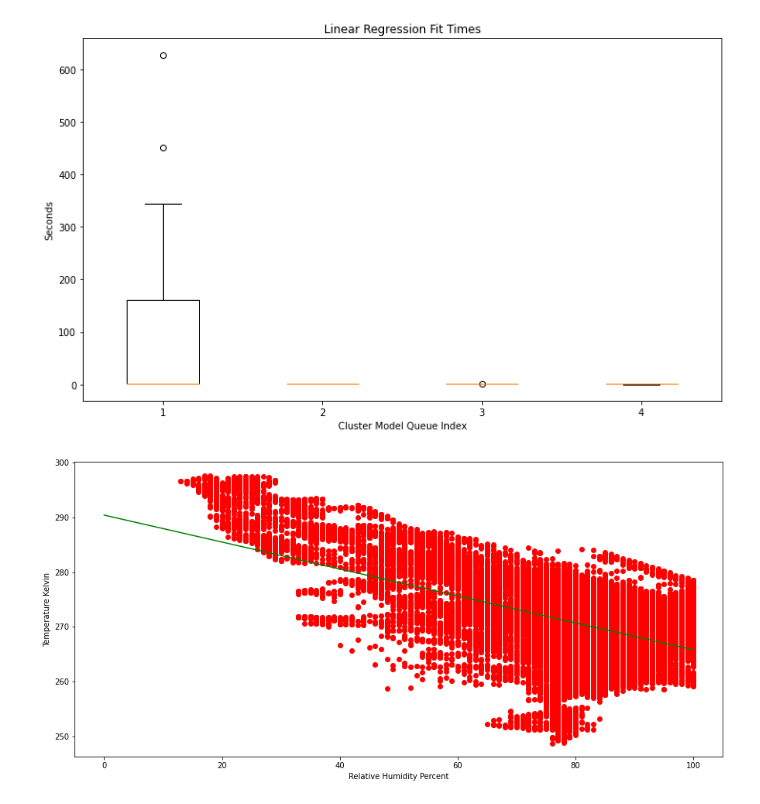
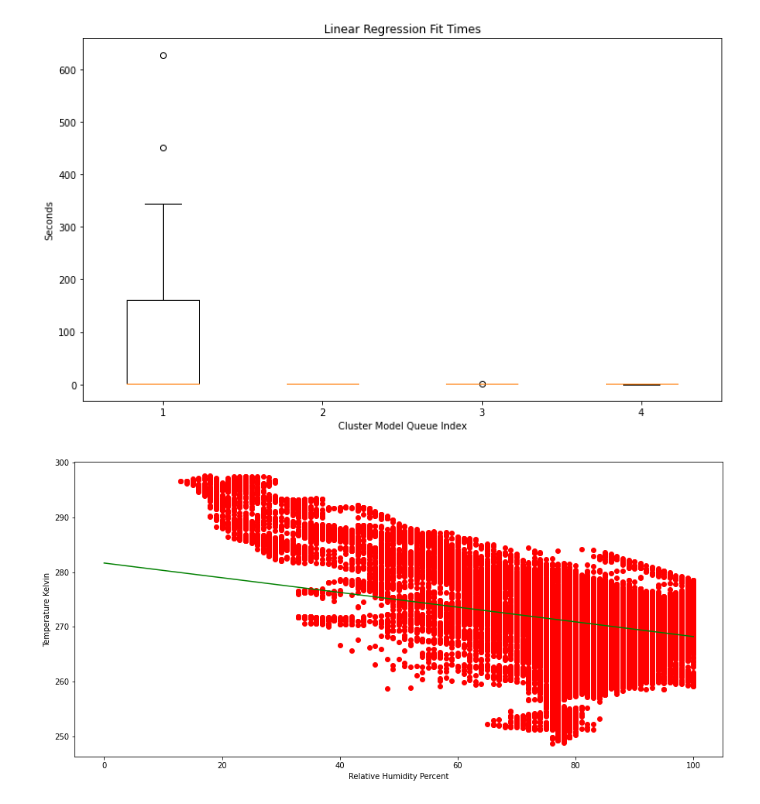
Before and after one commit to menuka94/transfer-learning, a Jupyter notebook: Job_Profiling.ipynb, the cells around one changed output. Drawn from its saved outputs; the diff is of its cells as text; code cells hidden in the pictures.

```diff
--- a/Job_Profiling.ipynb
+++ b/Job_Profiling.ipynb
@@ -270,19 +270,20 @@ plt.show()
 # %%
 import numpy as np
 gis_join_df = pd.read_csv("experiment_data/rows.csv", header=0)
+iterations_df = pd.read_csv("experiment_data/iterations.csv", header=0)
 
 X1 = gis_join_df["relative_humidity_percent"].to_list()
 Y1 = gis_join_df["label"].to_list()
 
 X2 = np.linspace(0, 100, 100)
-Y2 = -0.24626123048942514 * X2 + 290.4188
+Y2 = -0.13438541379122257 * X2 + 281.6580
 
 
 plt.figure(figsize=(15,7))
 plt.plot(X1,Y1, "ro")
 plt.plot(X2,Y2, "g-")
 plt.xlabel("Relative Humidity Percent")
 plt.ylabel("Temperature Kelvin")
 plt.show()
 # %% [output]
-[figure, old version]
+[figure, new version]
```
Also changed, not shown: parts of 1 cell of this notebook, 3 other files.
